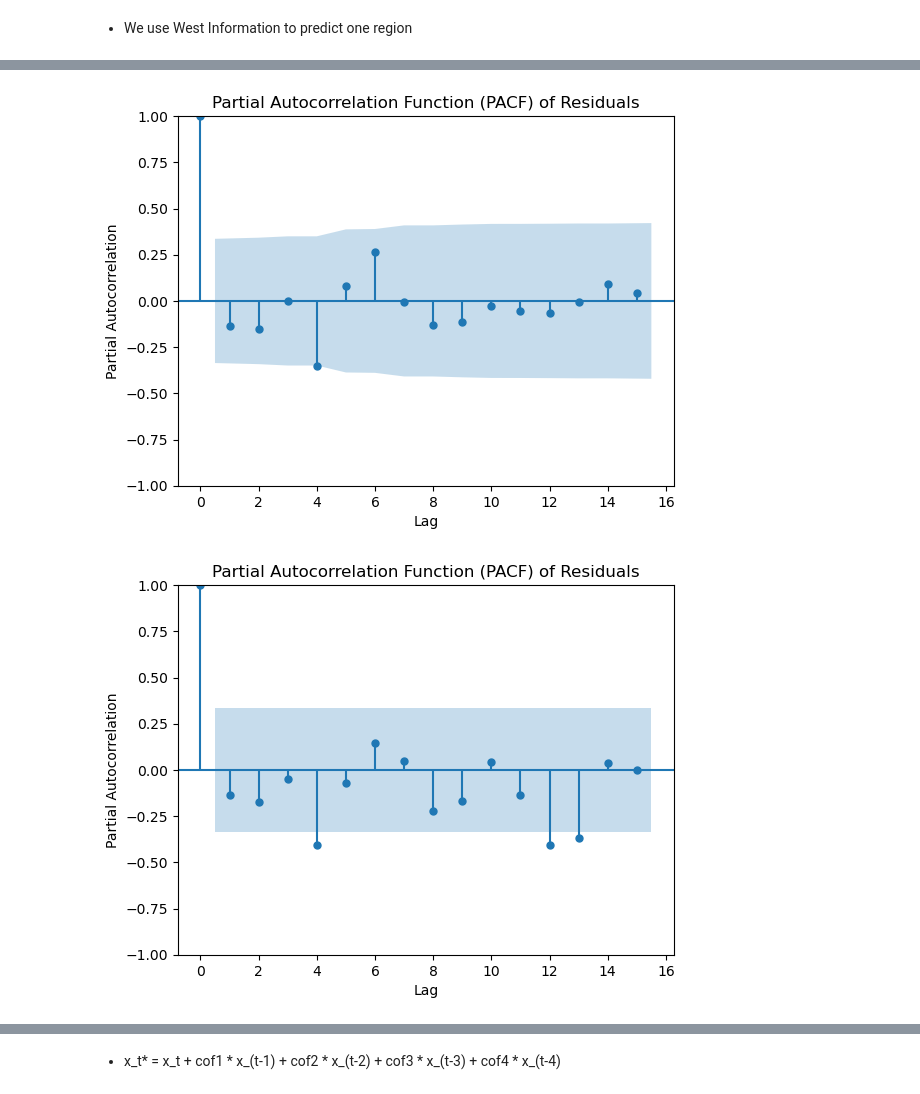
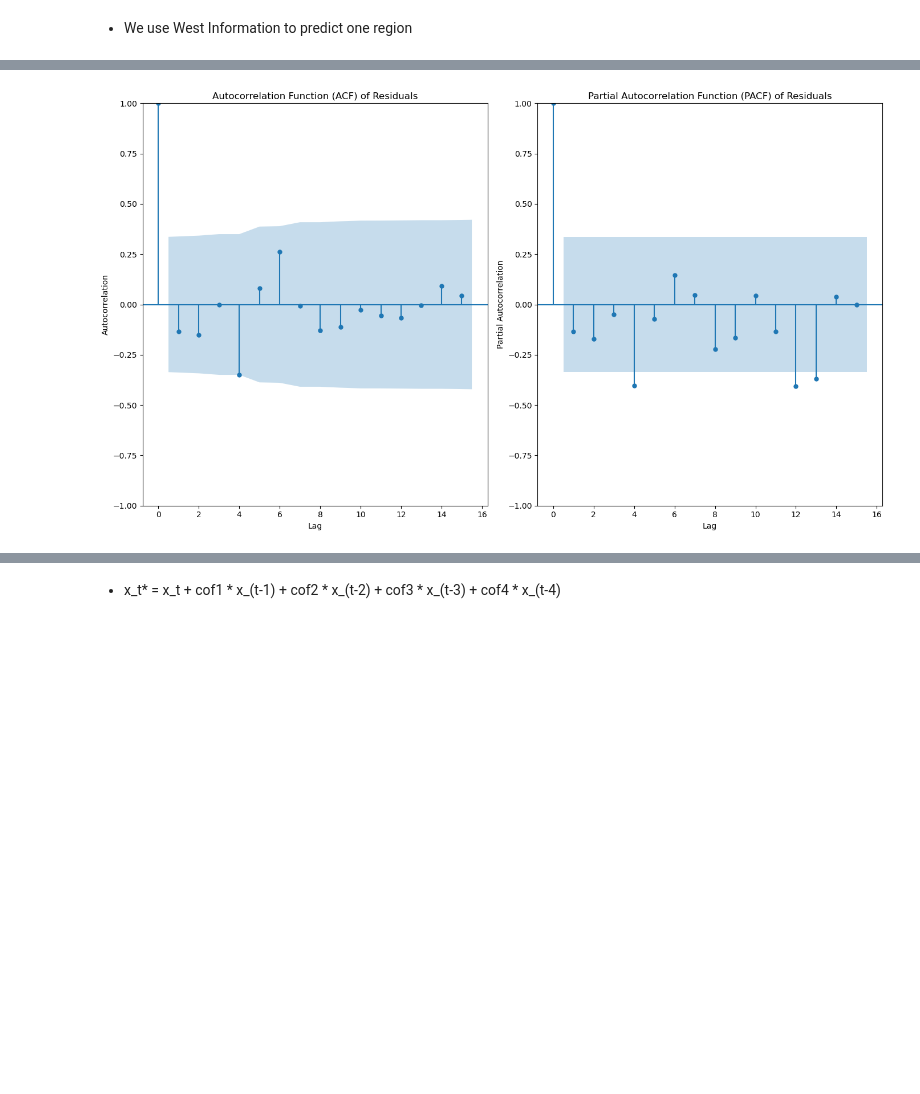
Before and after one commit to dunp7/Avocado-Price-Prediction, a Jupyter notebook: Task_3/Task_3.ipynb, the cells around one changed output, grey strips where cells are left out. Cells and saved outputs as stored; diff of their text form; code cells hidden in the pictures; blank space fills up the shorter version.

```diff
--- a/Task_3/Task_3.ipynb
+++ b/Task_3/Task_3.ipynb
@@ -119,23 +132,26 @@ R-squared (R2): 0.71
-# %%
-# Apply AR for Residuals
-res = y_test - predictions
-
-# Plot ACF
-plot_acf(res, lags=15)
-plt.xlabel('Lag')
-plt.ylabel('Partial Autocorrelation')
-plt.title('Partial Autocorrelation Function (PACF) of Residuals')
-plt.show()
-
-# Plot PACF
-plot_pacf(res, lags=15)
-plt.xlabel('Lag')
-plt.ylabel('Partial Autocorrelation')
-plt.title('Partial Autocorrelation Function (PACF) of Residuals')
-plt.show()
-# %% [output]
-[figure, removed]
-[figure, removed]
+# %%
+# Apply AR for Residuals
+res = y_test - predictions
+
+# Create subplots
+fig, (ax1, ax2) = plt.subplots(1, 2, figsize=(14, 8))
+
+# Plot ACF
+plot_acf(res, lags=15, ax=ax1)
+ax1.set_xlabel('Lag')
+ax1.set_ylabel('Autocorrelation')
+ax1.set_title('Autocorrelation Function (ACF) of Residuals')
+
+# Plot PACF
+plot_pacf(res, lags=15, ax=ax2)
+ax2.set_xlabel('Lag')
+ax2.set_ylabel('Partial Autocorrelation')
+ax2.set_title('Partial Autocorrelation Function (PACF) of Residuals')
+
+plt.tight_layout()
+plt.show()
+# %% [output]
+[figure, added]
 # %%
 mod = AutoReg(res, 4, old_names=False)
 res = mod.fit()
```
Also changed, not shown: parts of 6 cells of this notebook, 1 other file.
